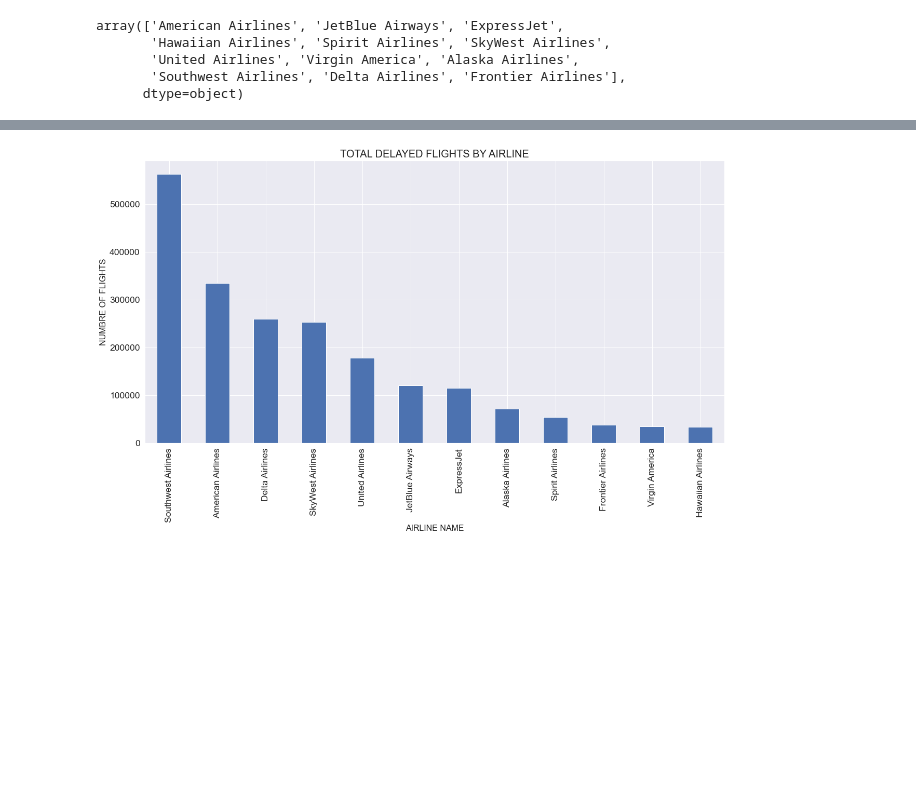
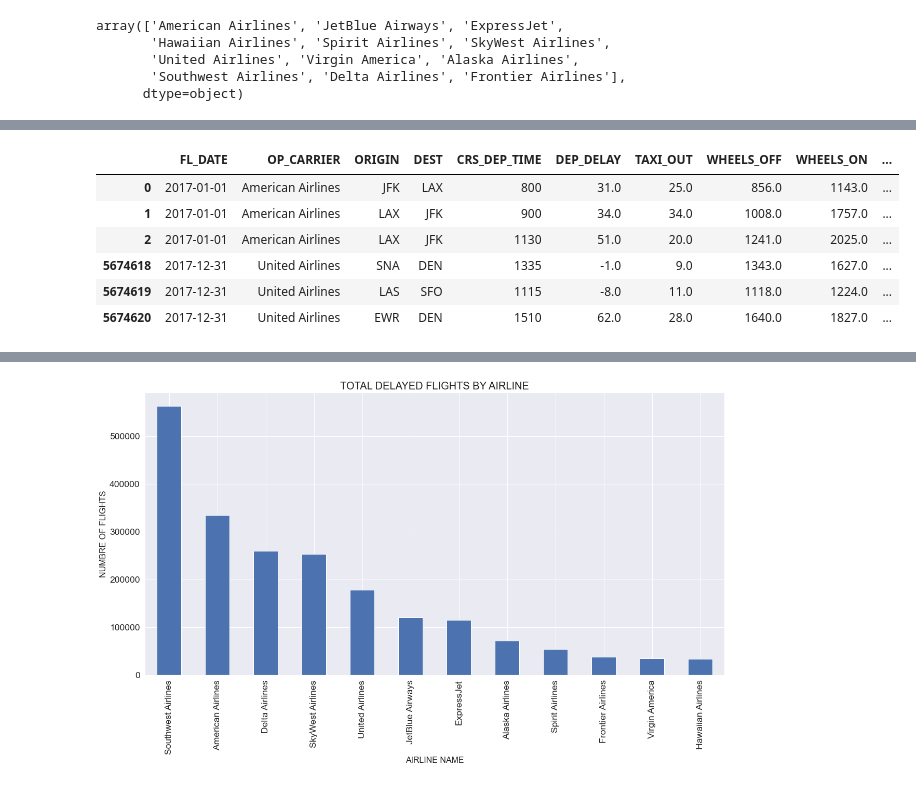
Before and after one commit to lmalla/Project-4, a Jupyter notebook: Data_Preprocessing/Data_Cleaning.ipynb, the cells around one changed output, grey strips where cells are left out. Cells and saved outputs as stored; diff of their text form; code cells hidden in the pictures; blank space fills up the shorter version.

```diff
--- a/Data_Preprocessing/Data_Cleaning.ipynb
+++ b/Data_Preprocessing/Data_Cleaning.ipynb
@@ -75,3 +138,24 @@ Total rows = 5591928
+# %%
+# Given we know by the Arr_Delay field if the flight was delayed we are going to add a field called Flight Status and make
+# it binary where a "1" means the flight was delayed and a "0" means that it was not delayed
+
+status = []
+
+for value in df['ARR_DELAY']:
+    if value < 0:
+        status.append(0)
+    else:
+        status.append(1)
+df['FLIGHT_STATUS'] = status
+df.head(3).append(df.tail(3))
+# %% [output]
+|  | FL_DATE | OP_CARRIER | ORIGIN | DEST | CRS_DEP_TIME | DEP_DELAY | TAXI_OUT | WHEELS_OFF | WHEELS_ON | ... |
+| 0 | 2017-01-01 | American Airlines | JFK | LAX | 800 | 31.0 | 25.0 | 856.0 | 1143.0 | ... |
+| 1 | 2017-01-01 | American Airlines | LAX | JFK | 900 | 34.0 | 34.0 | 1008.0 | 1757.0 | ... |
+| 2 | 2017-01-01 | American Airlines | LAX | JFK | 1130 | 51.0 | 20.0 | 1241.0 | 2025.0 | ... |
+| 5674618 | 2017-12-31 | United Airlines | SNA | DEN | 1335 | -1.0 | 9.0 | 1343.0 | 1627.0 | ... |
+| 5674619 | 2017-12-31 | United Airlines | LAS | SFO | 1115 | -8.0 | 11.0 | 1118.0 | 1224.0 | ... |
+| 5674620 | 2017-12-31 | United Airlines | EWR | DEN | 1510 | 62.0 | 28.0 | 1640.0 | 1827.0 | ... |
 # %%
 df.OP_CARRIER.value_counts()
 # %% [output]
```
Also changed, not shown: parts of 25 cells of this notebook, 2 other files.
